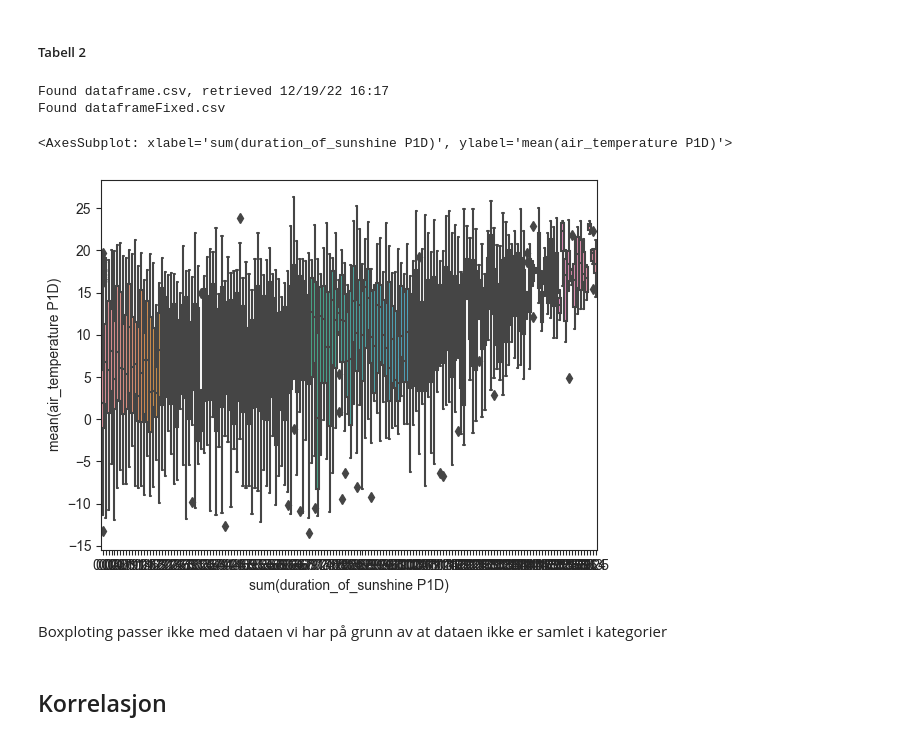
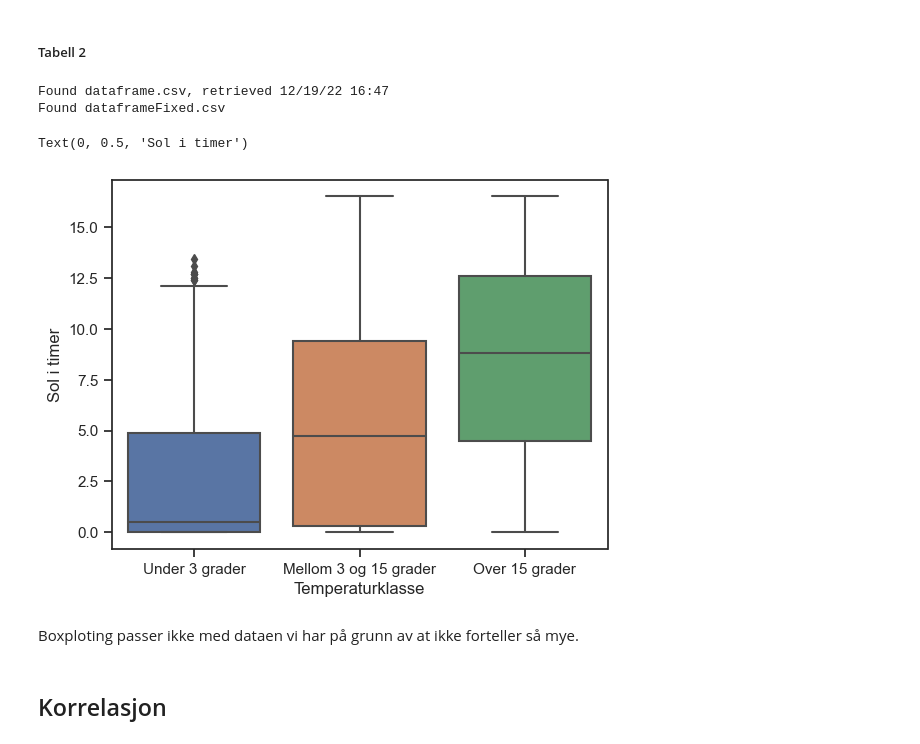
Before and after one commit to Vorckea/ProgPro1, a Jupyter notebook: ProgPro.ipynb, the cells around one changed output. Cells and saved outputs as stored; diff of their text form; code cells hidden in the pictures.

Commit message:
La til boxplot

```diff
--- a/ProgPro.ipynb
+++ b/ProgPro.ipynb
@@ -181,17 +181,31 @@ sum(precipitation_amount P1D)
 | sum(precipitation_amount P1D) | 2.3775561097256857 | 0.3 | 4.5495109503934 |
 # %% [markdown]
 ##### Tabell 2
-# %%
-df = utils.ApiAndDataHandeling.getData(reftime=reftime, n_lines=1)
-df = utils.ApiAndDataHandeling.fixTable(df)
-sns.boxplot(data = df, x = 'sum(duration_of_sunshine P1D)' , y = "mean(air_temperature P1D)")
-# %% [output]
-Found dataframe.csv, retrieved 12/19/22 16:17
-Found dataframeFixed.csv
-<AxesSubplot: xlabel='sum(duration_of_sunshine P1D)', ylabel='mean(air_temperature P1D)'>
-[figure, removed]
+# %%
+df = utils.ApiAndDataHandeling.getData(reftime=reftime, n_lines=1)
+df = utils.ApiAndDataHandeling.fixTable(df)
+df.sort_values(["mean(air_temperature P1D)"],ascending=True)
+temperatur=[]
+for temp in df['mean(air_temperature P1D)']:
+    if temp< 3:
+        temperatur.append("Under 3 grader")
+    elif temp<15:
+        temperatur.append("Mellom 3 og 15 grader")
+    else:
+        temperatur.append("Over 15 grader")
+    ### fyll inn kode her.
+
+df['Temperaturklasse'] = temperatur
+
+sns.boxplot(data = df, x = 'Temperaturklasse' , y = "sum(duration_of_sunshine P1D)")
+plt.ylabel("Sol i timer")
+# %% [output]
+Found dataframe.csv, retrieved 12/19/22 16:47
+Found dataframeFixed.csv
+Text(0, 0.5, 'Sol i timer')
+[figure, added]
 # %% [markdown]
-Boxploting passer ikke med dataen vi har på grunn av at dataen ikke er samlet i kategorier
+Boxploting passer ikke med dataen vi har på grunn av at ikke forteller så mye.
 # %% [markdown]
 ## Korrelasjon
 # %%
```
